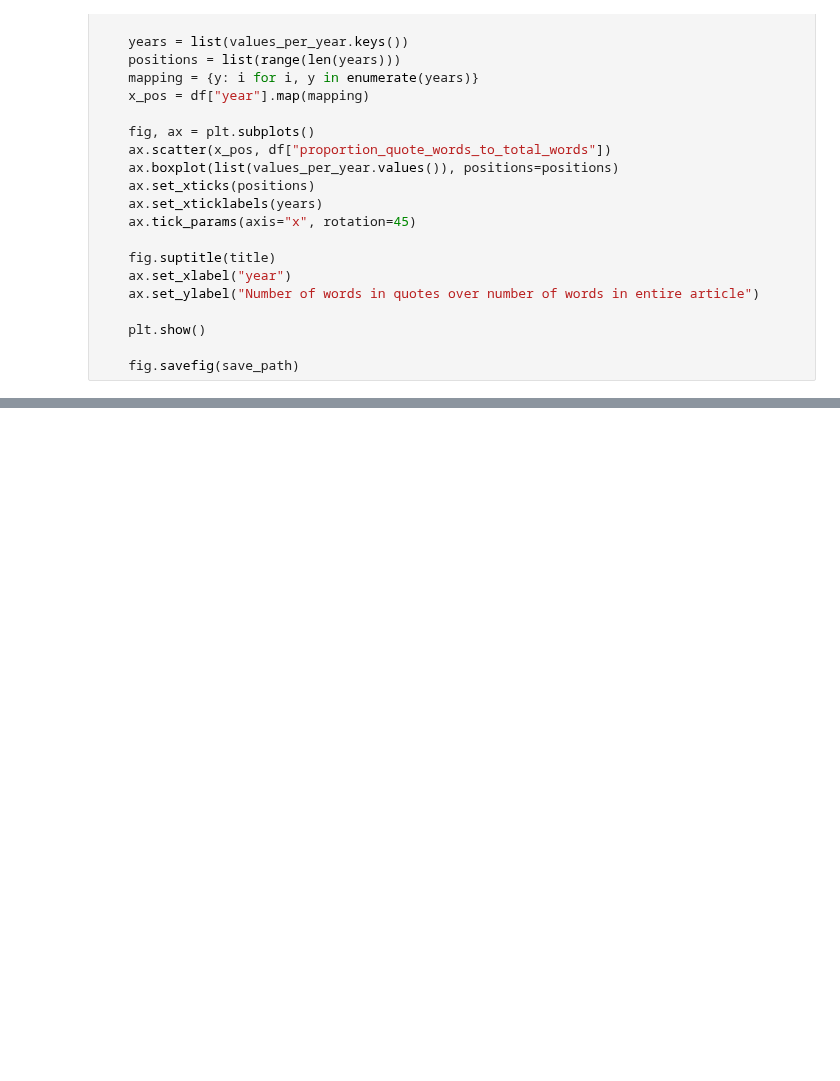
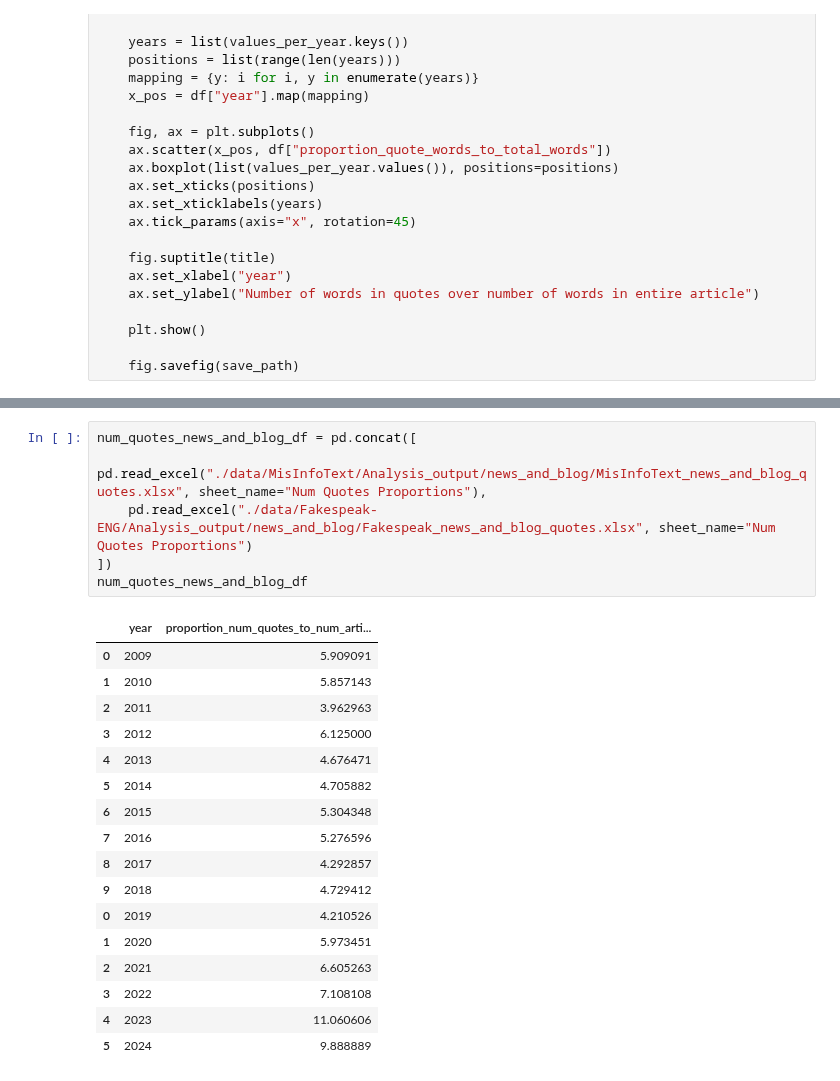
Before and after one commit to sfu-discourse-lab/fake_news_over_time, a Jupyter notebook: quotes_scatterplots.ipynb, the cells around one changed output, grey strips where cells are left out. Drawn from its saved outputs; the diff is of its cells as text; blank space fills up the shorter version.

```diff
--- a/quotes_scatterplots.ipynb
+++ b/quotes_scatterplots.ipynb
@@ -104,0 +123,24 @@ plot_and_save_for_years(
+# %%
+num_quotes_news_and_blog_df = pd.concat([
+    pd.read_excel("./data/MisInfoText/Analysis_output/news_and_blog/MisInfoText_news_and_blog_quotes.xlsx", sheet_name="Num Quotes Proportions"),
+    pd.read_excel("./data/Fakespeak-ENG/Analysis_output/news_and_blog/Fakespeak_news_and_blog_quotes.xlsx", sheet_name="Num Quotes Proportions")
+])
+num_quotes_news_and_blog_df
+# %% [output]
+|  | year | proportion_num_quotes_to_num_arti... |
+| 0 | 2009 | 5.909091 |
+| 1 | 2010 | 5.857143 |
+| 2 | 2011 | 3.962963 |
+| 3 | 2012 | 6.125000 |
+| 4 | 2013 | 4.676471 |
+| 5 | 2014 | 4.705882 |
+| 6 | 2015 | 5.304348 |
+| 7 | 2016 | 5.276596 |
+| 8 | 2017 | 4.292857 |
+| 9 | 2018 | 4.729412 |
+| 0 | 2019 | 4.210526 |
+| 1 | 2020 | 5.973451 |
+| 2 | 2021 | 6.605263 |
+| 3 | 2022 | 7.108108 |
+| 4 | 2023 | 11.060606 |
+| 5 | 2024 | 9.888889 |
```
Also changed, not shown: parts of 9 cells of this notebook, 1 other file.
